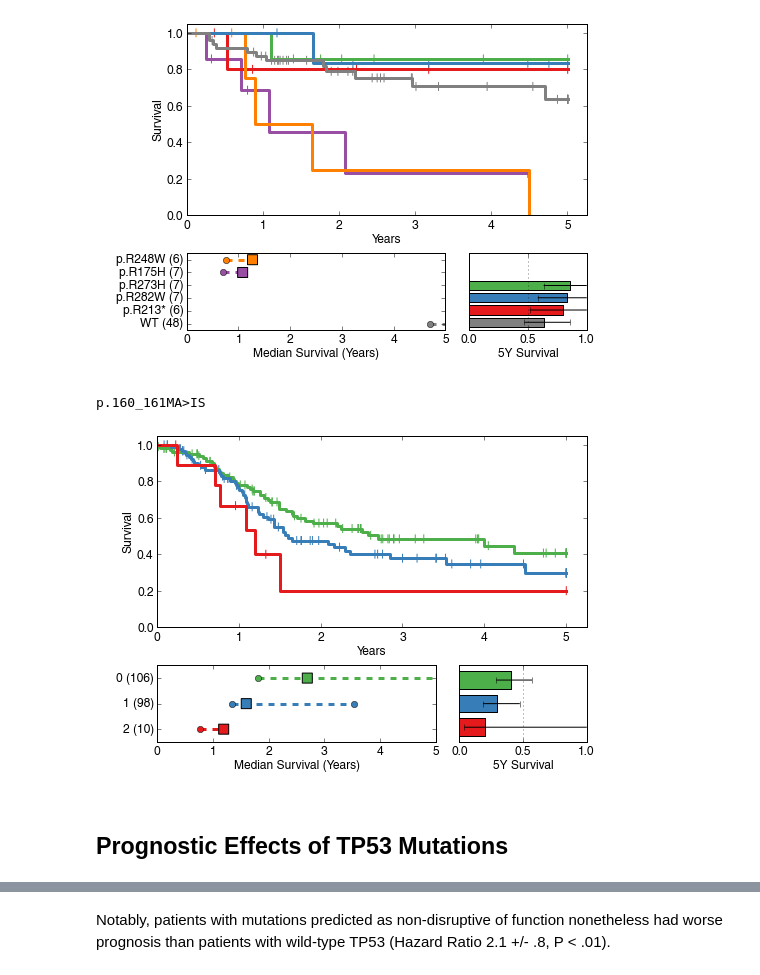
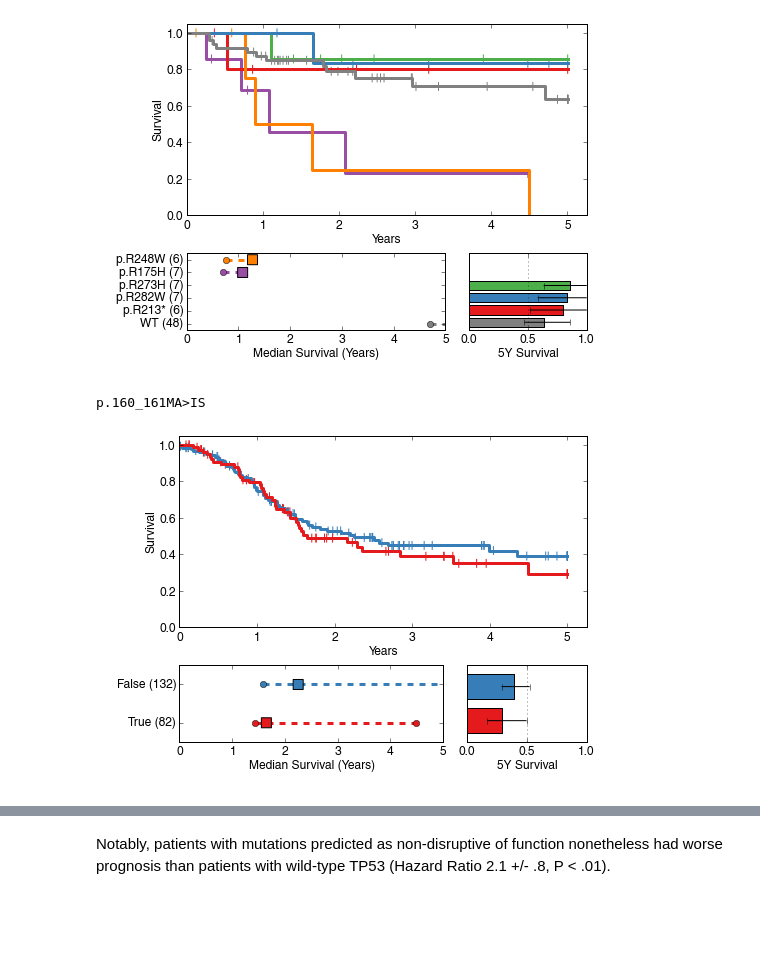
Before and after one commit to theandygross/TCGA, a Jupyter notebook: Analysis_Notebooks/TP53_exploration.ipynb, the cells around one changed output, grey strips where cells are left out. Cells and saved outputs as stored; diff of their text form; code cells hidden in the pictures; blank space fills up the shorter version.

```diff
--- a/Analysis_Notebooks/TP53_exploration.ipynb
+++ b/Analysis_Notebooks/TP53_exploration.ipynb
@@ -26,13 +21,21 @@ from Figures.Survival import *
 import Data.Firehose as FH
 # %% [markdown]
 ## Read in Pre-processed Data
+# %%
+params = pd.read_table('../global_params.txt', header=None, squeeze=True,
+                       index_col=0)
 # %%
-run_path  = '{}/Firehose__{}/'.format(OUT_PATH, RUN_DATE)
-run = get_run(run_path, 'Run_' + VERSION)
-cancer = run.load_cancer(CANCER)
+run_path  = '{}/Firehose__{}/'.format(params.ix['OUT_PATH'], params.ix['RUN_DATE'])
+run = get_run(run_path, 'Run_' + params.ix['VERSION'])
+cancer = run.load_cancer(params.ix['CANCER'])
 clinical = cancer.load_clinical()
 
 mut = cancer.load_data('Mutation')
 mut.uncompress()
 cn = cancer.load_data('CN_broad')
 cn.uncompress()
+
+rna = cancer.load_data('mRNASeq')
+mirna = cancer.load_data('miRNASeq')
+rppa = cancer.load_data('RPPA')
+#meth = cancer.load_data('Methylation')
@@ -53,8 +52,6 @@ keepers_o = true_index(hpv_inferred == 0).intersection(surv.unstack().index)
 keepers_o = keepers_o.intersection(mut.df.columns).intersection(cn.df.columns)
 # %% [markdown]
 # TP53 Mutation Clinical Coorelates
-# %%
-plt.rcParams['font.size'] = 12
 # %%
 p53_mut = mut.df.ix['TP53'].ix[keepers_o].dropna().astype(int)
 # %%
@@ -157,7 +161,5 @@ s2 = surv.unstack().ix[dd.index]
 s2.index = range(len(dd))
 s2 = s2.stack()
 dd.index = range(len(dd))
-# %%
-plt.rcParams['font.size'] = 12
 # %%
 survival_and_stats(dd, s2, colors=colors[:6] + ['grey'] + colors[6:], figsize=(7,5))
@@ -224,10 +232,8 @@ plt.savefig('/cellar/users/agross/Desktop/Figures/p53_bp.pdf', tranparent=True)
 # %%
 dd = p53.apply(is_disruptive, 1)
 dd = dd.replace('Silent',nan).dropna()
 dd.index = p53.Tumor_Sample_Barcode.ix[dd.index]
-survival_and_stats(dd.isin(['Nonsense', 'Splice','ba','bb']).groupby(level=0).sum(), surv)
+survival_and_stats(dd.isin(['Nonsense', 'Splice','L3']).groupby(level=0).sum()>0, surv)
 # %% [output]
 p.160_161MA>IS
-[figure, old version]
+[figure, new version]
-# %% [markdown]
-## Prognostic Effects of TP53 Mutations
```
Also changed, not shown: parts of 33 cells of this notebook, 6 other files.
